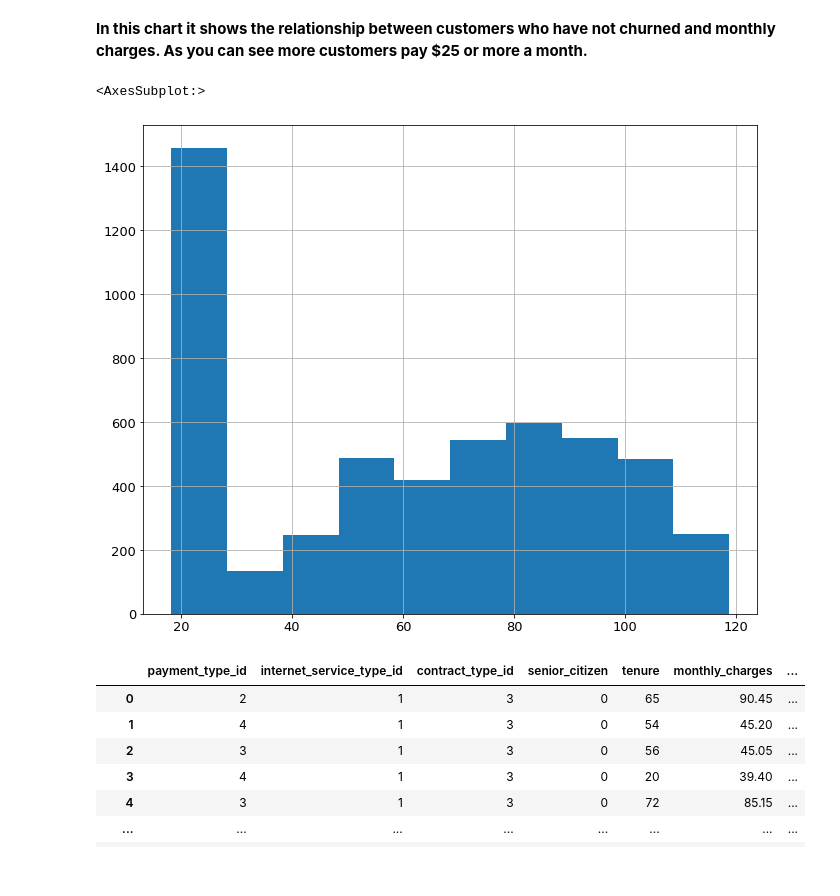
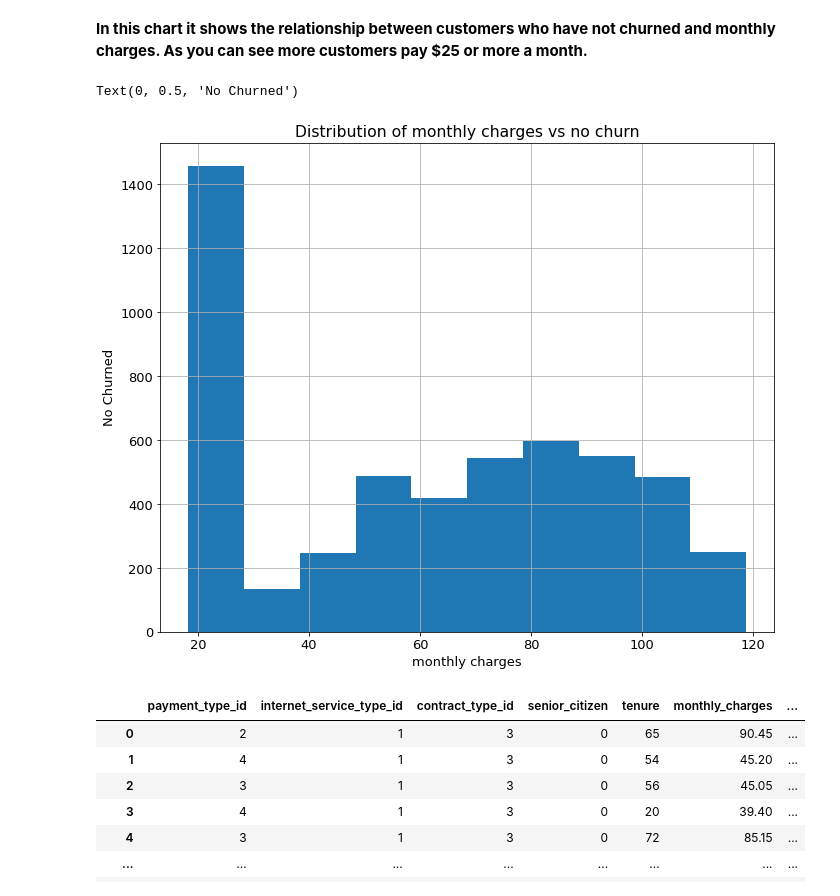
Before and after one commit to LinhQuach13/classification_project, a Jupyter notebook: telco_final.ipynb, the cells around one changed output. Drawn from its saved outputs; the diff is of its cells as text; code cells hidden in the pictures.

```diff
--- a/telco_final.ipynb
+++ b/telco_final.ipynb
@@ -469,12 +482,16 @@ churn_sample.hist()
 # %%
 # histogram of non-churned customers with monthly charges
 
 no_churn_sample = clean_df[clean_df.churn == 'No'].monthly_charges
 
 no_churn_sample.hist()
+
+plt.title('Distribution of monthly charges vs no churn')
+plt.xlabel('monthly charges')
+plt.ylabel('No Churned')
 # %% [output]
-<AxesSubplot:>
+Text(0, 0.5, 'No Churned')
-[figure, old version]
+[figure, new version]
 # %%
 #Changing churn column datatype to numeric instead of string & return dataframe with only numeric values using clean_churn function from prepare.py file
 prepare.clean_churn(clean_df)
```
Also changed, not shown: parts of 5 cells of this notebook.
